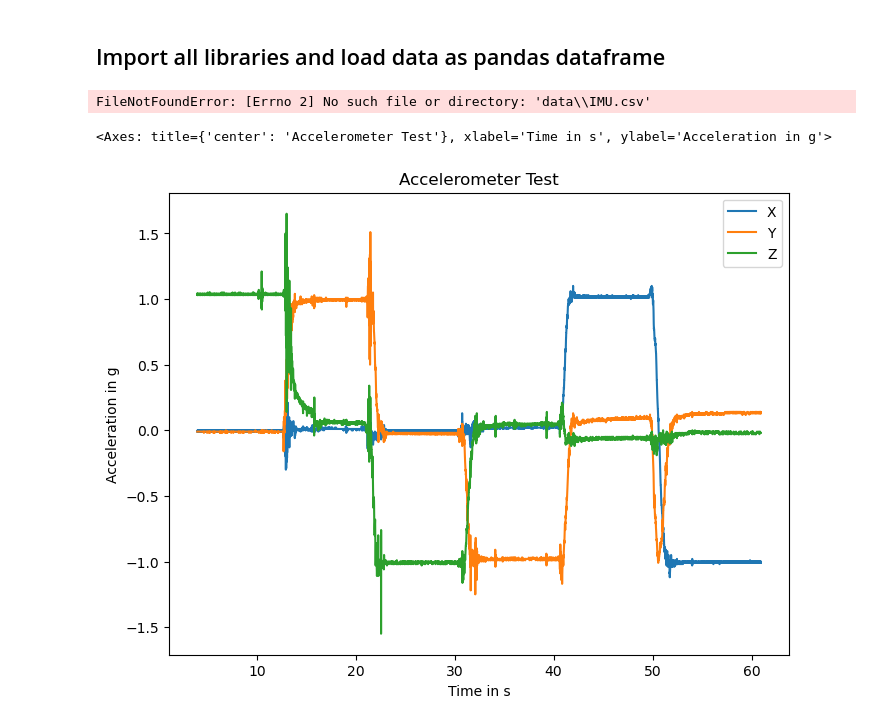
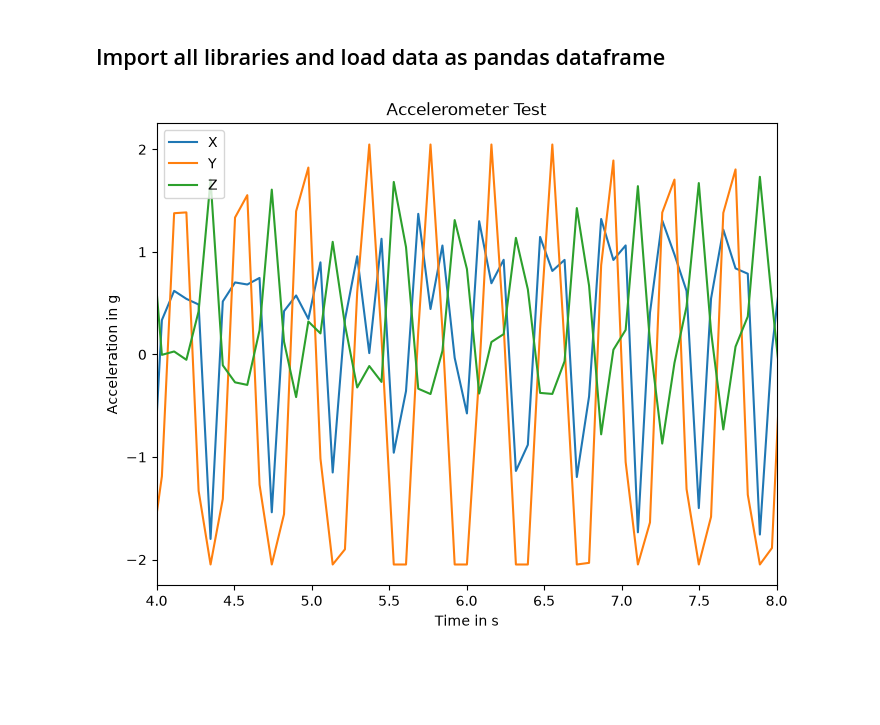
Before and after one commit to Julius4873/Biosignalverarbeitung, a Jupyter notebook: Lab1_Visualisierung_Messdaten.ipynb, the cells around one changed output. Drawn from its saved outputs; the diff is of its cells as text; code cells hidden in the pictures; blank space fills up the shorter version.

```diff
--- a/Lab1_Visualisierung_Messdaten.ipynb
+++ b/Lab1_Visualisierung_Messdaten.ipynb
@@ -10,20 +10,27 @@ import numpy as np
 import scipy.signal as sci
 import matplotlib.pyplot as plot
 # %%
+
 #import recorded .csv Files and store them in a dataframe
-df = pd.read_csv('data\IMU.csv', sep=';')
+df = pd.read_csv(
+    "ACC_Data_Aufgabe1.4_2g.12.txt",
+    sep=r"\s+",
+    header=None,
+    names=["X", "Y", "Z", "Time"]
+)
 
 #convert time from ms into s
 df['Time'] = df['Time'].div(1000)
+df['X'] = df['X'].div(1000)
+df['Y'] = df['Y'].div(1000)
+df['Z'] = df['Z'].div(1000)
-# %% [output]
-FileNotFoundError: [Errno 2] No such file or directory: 'data\\IMU.csv'
 # %%
 # display data
 df.plot(x = 'Time', y = ['X', 'Y', 'Z'], ylabel='Acceleration in g',
-        xlabel='Time in s', figsize= [8, 6], title="Accelerometer Test")
+        xlabel='Time in s', figsize= [8, 6], title="Accelerometer Test", xlim=(4,8))
+plot.savefig("Plot_1_4_2g_12.png", bbox_inches="tight")
 # %% [output]
-<Axes: title={'center': 'Accelerometer Test'}, xlabel='Time in s', ylabel='Acceleration in g'>
-[figure, old version]
+[figure, new version]
 # %% [markdown]
 # Filter acceleration data applying different filter techniques
 ## Bandpass filter (Butterworth 4. order)
```
Also changed, not shown: parts of 6 cells of this notebook, 9 other files.
